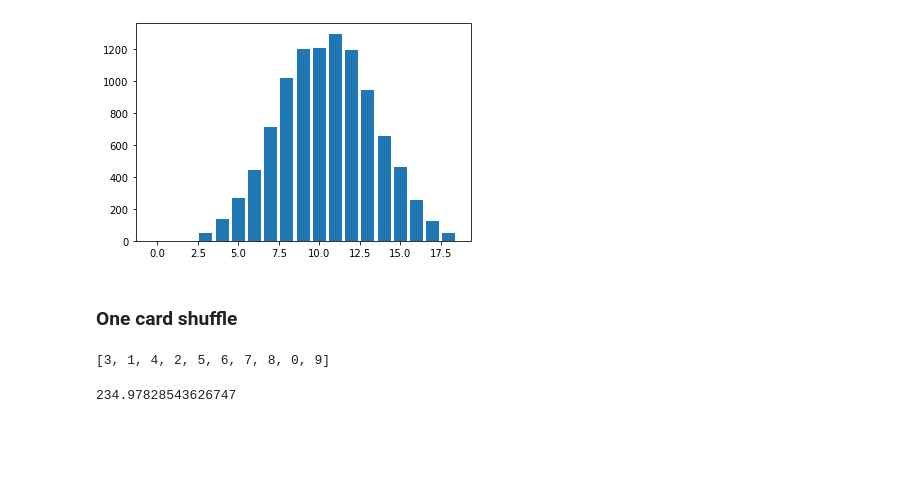
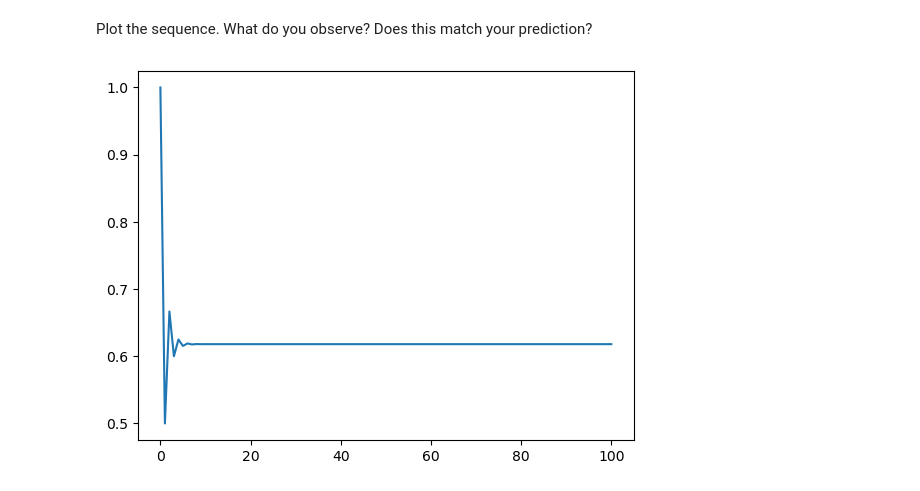
Before and after one commit to rahollis/rahollis.github.io, a Jupyter notebook: _static/MTH_337/week5_in_class.ipynb, the cells around one changed output. Drawn from its saved outputs; the diff is of its cells as text; code cells hidden in the pictures; blank space fills up the shorter version.

```diff
--- a/_static/MTH_337/week5_in_class.ipynb
+++ b/_static/MTH_337/week5_in_class.ipynb
@@ -52,0 +13,8 @@ dice_distribution(2,6,1000)
+# %%
+def cont_frac(N):
+    sequence = [1]
+    x = 1
+    for i in range(N):
+        x = 1/(1+x)
+        sequence.append(x)
+    return sequence
@@ -53,13 +35,11 @@ dice_distribution(2,6,1000)
+# %% [markdown]
+Plot the sequence.  What do you observe?  Does this match your prediction?
 # %%
 import matplotlib.pyplot as plt
 # %%
-m=3
-n=6
-inputs = [i for i in range(m*n+1)]
-outputs = dice_distribution(m,n,10000)
-plt.bar(inputs,outputs)
+inputs = [i for i in range(101)]
+outputs = cont_frac(100)
+plt.plot(inputs,outputs)
 plt.show()
 # %% [output]
-[figure, old version]
+[figure, new version]
-# %% [markdown]
-### One card shuffle
@@ -79,12 +45,0 @@ deck = [i for i in range(10)]
-# %%
-deck = one_card(deck)
-deck
-# %% [output]
-[3, 1, 4, 2, 5, 6, 7, 8, 0, 9]
-# %%
-shuffles = 0
-for i in range(1,52):
-    shuffles += 52/i
-shuffles
-# %% [output]
-234.97828543626747
```
Also changed, not shown: parts of 33 cells of this notebook, 15 other files.
